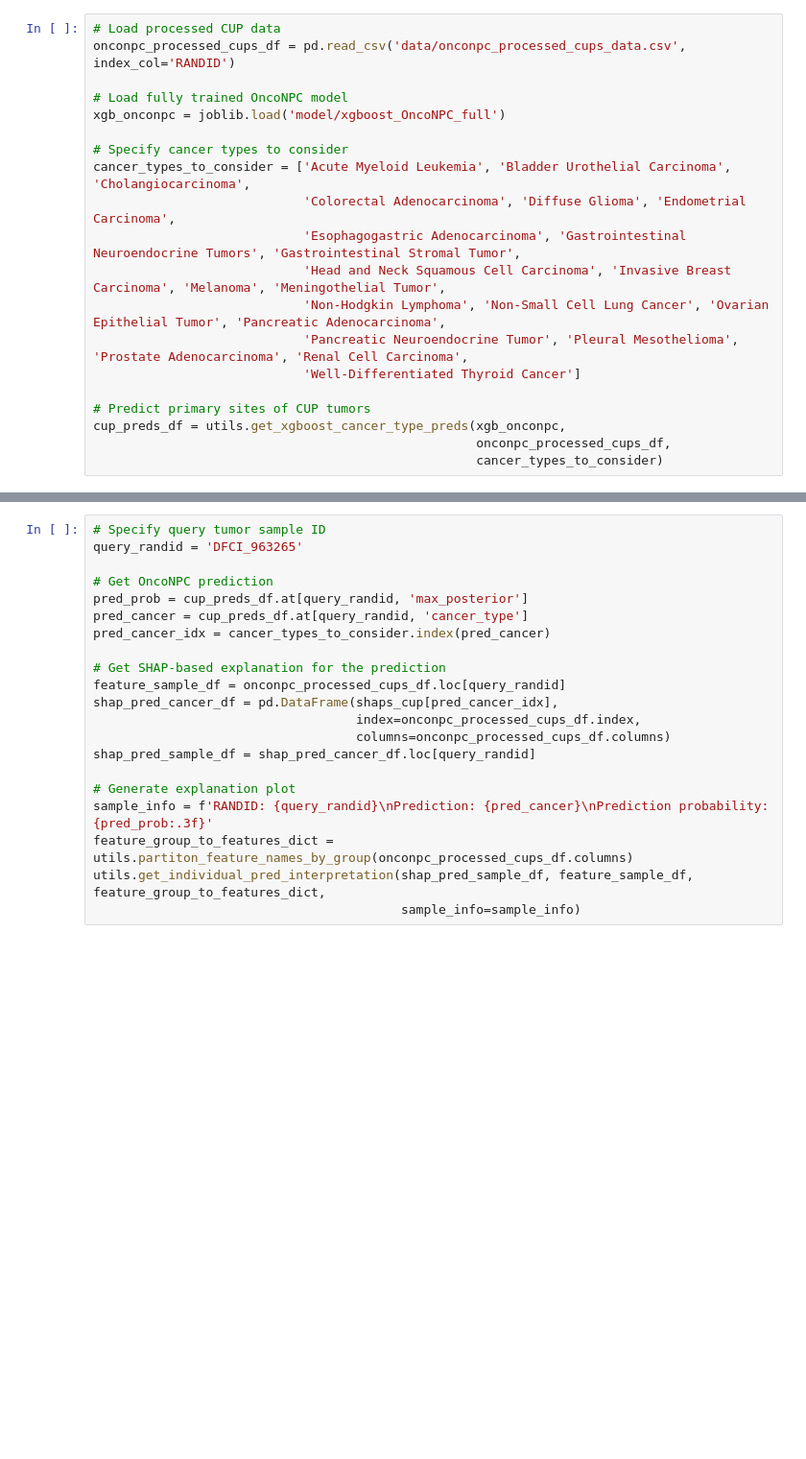
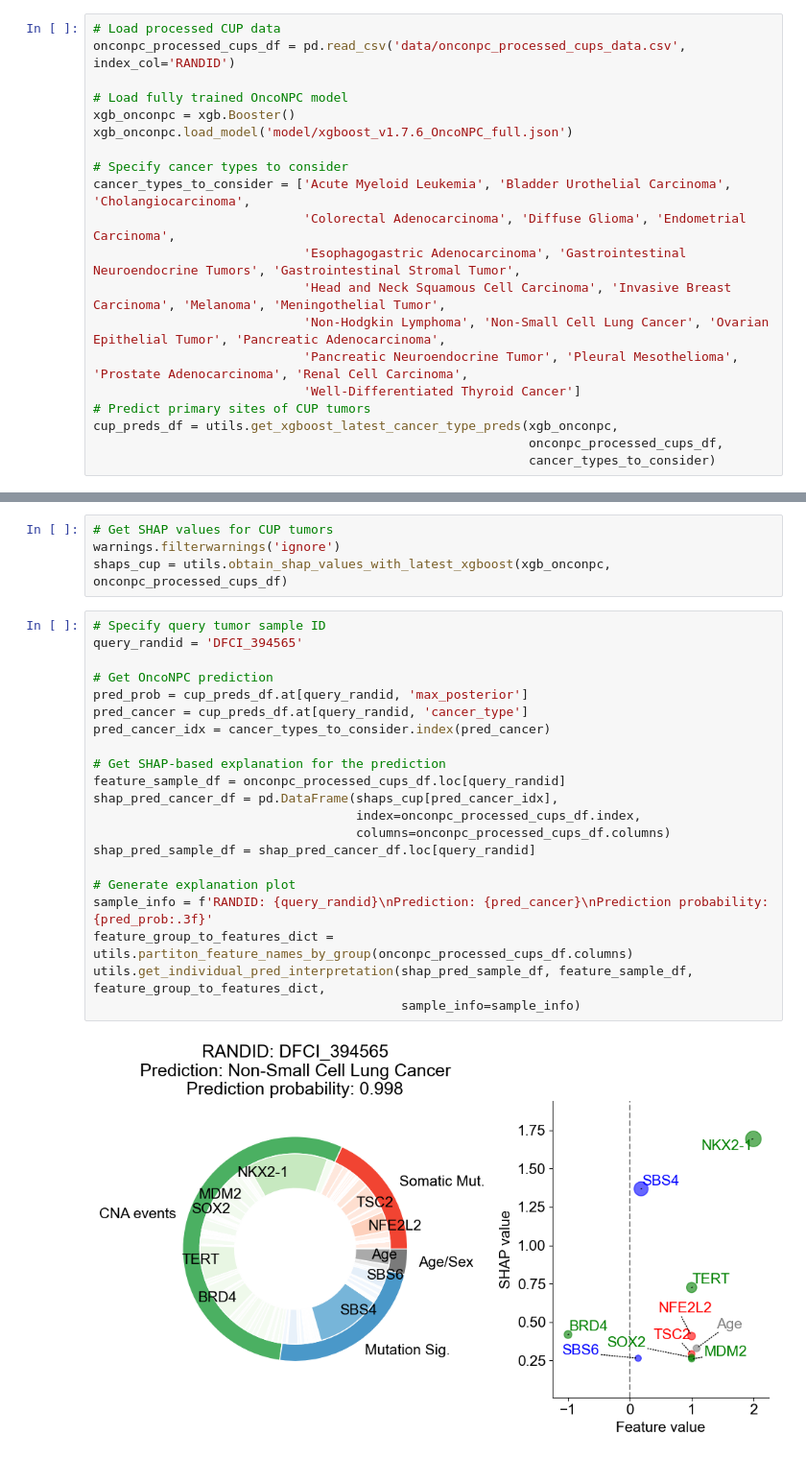
Before and after one commit to itmoon7/onconpc, a Jupyter notebook: onconpc_prediction_and_explanation_for_cup_tumors.ipynb, the cells around one changed output, grey strips where cells are left out. Shown at 96% size. Cells and saved outputs as stored; diff of their text form; blank space fills up the shorter version.

```diff
--- a/onconpc_prediction_and_explanation_for_cup_tumors.ipynb
+++ b/onconpc_prediction_and_explanation_for_cup_tumors.ipynb
@@ -15,7 +11,8 @@ importlib.reload(utils)
 onconpc_processed_cups_df = pd.read_csv('data/onconpc_processed_cups_data.csv', index_col='RANDID')
 
 # Load fully trained OncoNPC model
-xgb_onconpc = joblib.load('model/xgboost_OncoNPC_full')
+xgb_onconpc = xgb.Booster()
+xgb_onconpc.load_model('model/xgboost_v1.7.6_OncoNPC_full.json')
 
 # Specify cancer types to consider
 cancer_types_to_consider = ['Acute Myeloid Leukemia', 'Bladder Urothelial Carcinoma', 'Cholangiocarcinoma',
@@ -25,8 +22,7 @@ cancer_types_to_consider = ['Acute Myeloid Leukemia', 'Bladder Urothelial Carcin
                             'Non-Hodgkin Lymphoma', 'Non-Small Cell Lung Cancer', 'Ovarian Epithelial Tumor', 'Pancreatic Adenocarcinoma',
                             'Pancreatic Neuroendocrine Tumor', 'Pleural Mesothelioma', 'Prostate Adenocarcinoma', 'Renal Cell Carcinoma',
                             'Well-Differentiated Thyroid Cancer']
-
 # Predict primary sites of CUP tumors
-cup_preds_df = utils.get_xgboost_cancer_type_preds(xgb_onconpc,
-                                                   onconpc_processed_cups_df,
-                                                   cancer_types_to_consider)
+cup_preds_df = utils.get_xgboost_latest_cancer_type_preds(xgb_onconpc,
+                                                          onconpc_processed_cups_df,
+                                                          cancer_types_to_consider)
@@ -37,21 +29,27 @@ shaps_cup = utils.obtain_shap_values(xgb_onconpc, onconpc_processed_cups_df)
+# %%
+# Get SHAP values for CUP tumors
+warnings.filterwarnings('ignore')
+shaps_cup = utils.obtain_shap_values_with_latest_xgboost(xgb_onconpc, onconpc_processed_cups_df)
 # %%
 # Specify query tumor sample ID
-query_randid = 'DFCI_963265'
+query_randid = 'DFCI_394565'
 
 # Get OncoNPC prediction
 pred_prob = cup_preds_df.at[query_randid, 'max_posterior']
 pred_cancer = cup_preds_df.at[query_randid, 'cancer_type']
 pred_cancer_idx = cancer_types_to_consider.index(pred_cancer)
 
 # Get SHAP-based explanation for the prediction
 feature_sample_df = onconpc_processed_cups_df.loc[query_randid]
 shap_pred_cancer_df = pd.DataFrame(shaps_cup[pred_cancer_idx],
                                    index=onconpc_processed_cups_df.index,
                                    columns=onconpc_processed_cups_df.columns)
 shap_pred_sample_df = shap_pred_cancer_df.loc[query_randid]
 
 # Generate explanation plot
 sample_info = f'RANDID: {query_randid}\nPrediction: {pred_cancer}\nPrediction probability: {pred_prob:.3f}'
 feature_group_to_features_dict = utils.partiton_feature_names_by_group(onconpc_processed_cups_df.columns)
 utils.get_individual_pred_interpretation(shap_pred_sample_df, feature_sample_df, feature_group_to_features_dict,
                                          sample_info=sample_info)
+# %% [output]
+[figure, added]
```
Also changed, not shown: parts of 3 cells of this notebook, 4 other files.
